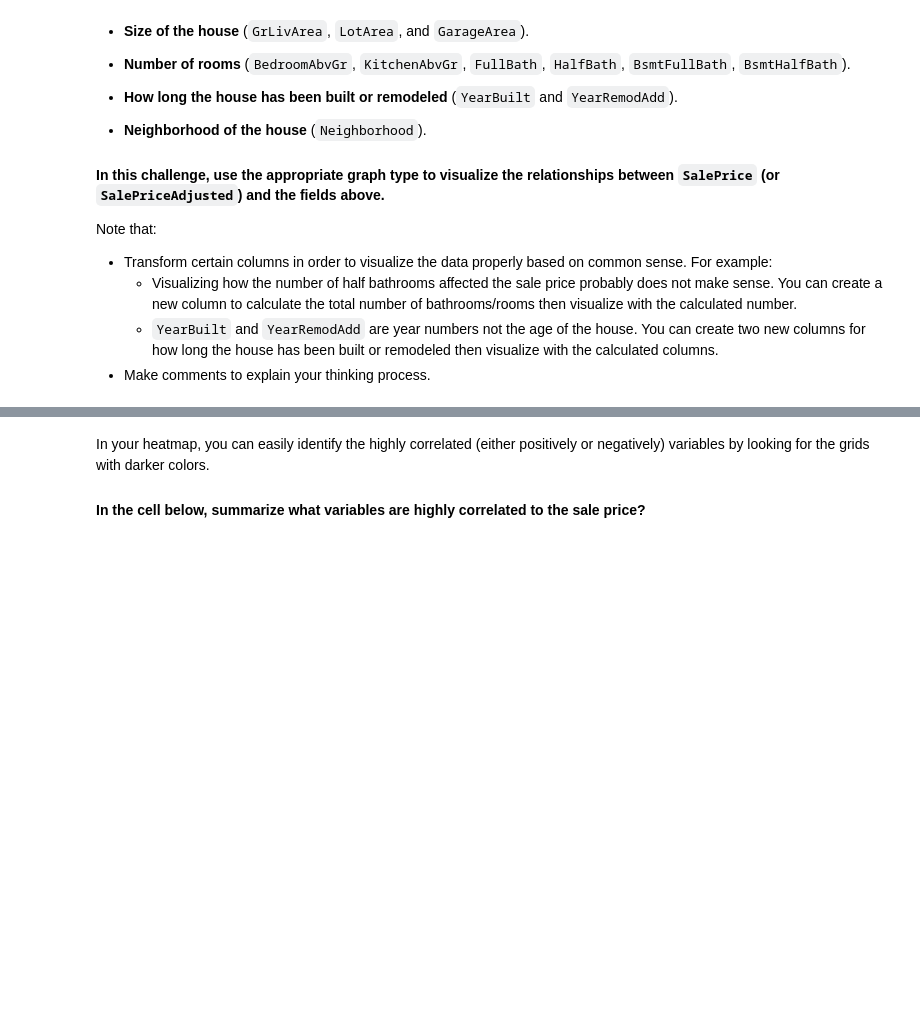
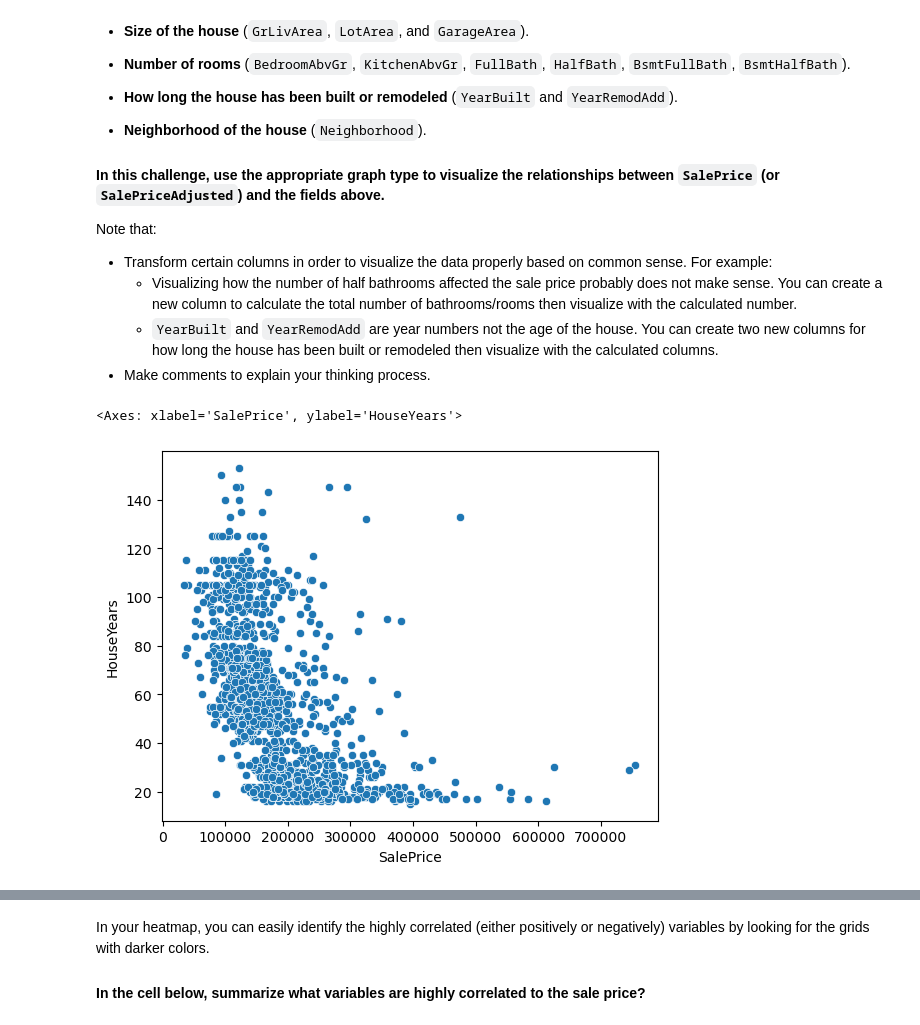
Before and after one commit to TebasMartinez/lab-storytelling-data-visualization, a Jupyter notebook: your-code/main.ipynb, the cells around one changed output, grey strips where cells are left out. Saved outputs shown, nothing was run; the diff lists cells and outputs as text; code cells hidden in the pictures; blank space fills up the shorter version.

```diff
--- a/your-code/main.ipynb
+++ b/your-code/main.ipynb
@@ -121,0 +125,10 @@ Note that:
+# %%
+df["HouseSize"] = df["GrLivArea"] + df["LotArea"] + df["GarageArea"]
+df["NumberRooms"] = df[["BedroomAbvGr", "KitchenAbvGr", "FullBath", "HalfBath", "BsmtFullBath", "BsmtHalfBath"]].sum(axis=1)
+df["HouseYears"] = 2025 - df["YearBuilt"]
+df["YearSinceRemod"] = 2025 - df["YearRemodAdd"]
+# %%
+sns.scatterplot(data=df, x='SalePrice', y='HouseYears')
+# %% [output]
+<Axes: xlabel='SalePrice', ylabel='HouseYears'>
+[figure, added]
```
Also changed, not shown: parts of 11 cells of this notebook.
